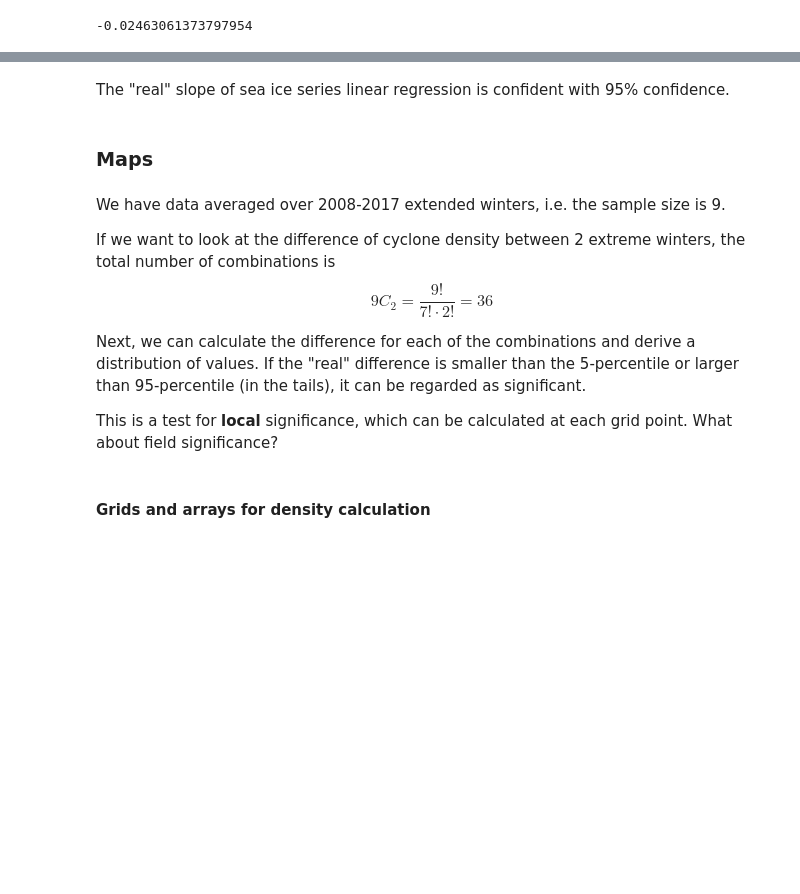
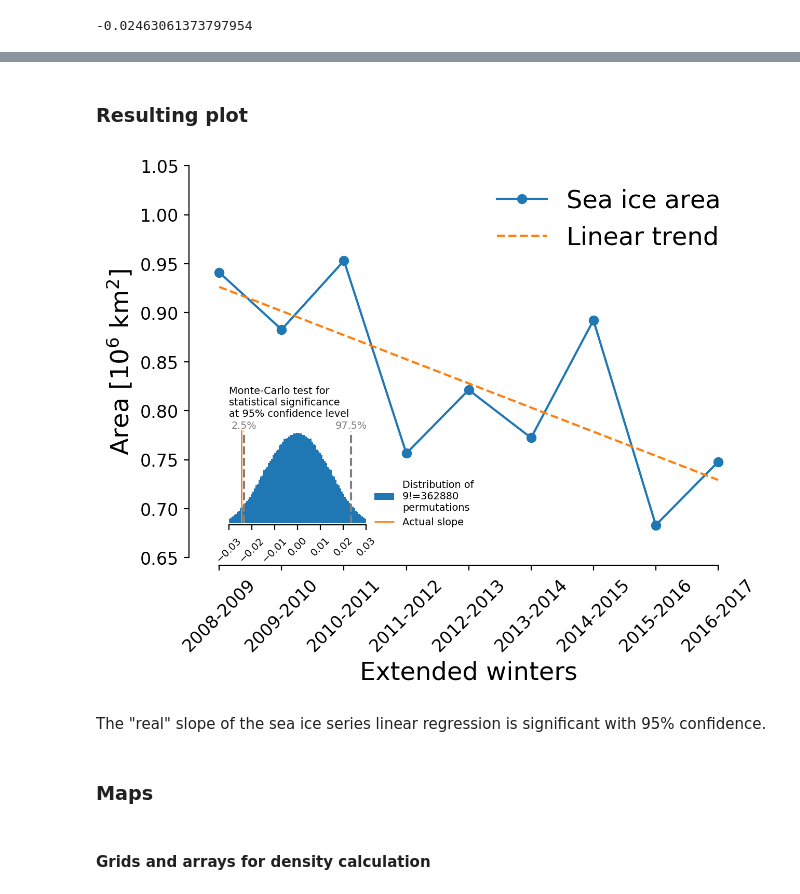
Before and after one commit to dennissergeev/pmc_clim, a Jupyter notebook: code/Sea-Ice.ipynb, the cells around one changed output, grey strips where cells are left out. Drawn from its saved outputs; the diff is of its cells as text; code cells hidden in the pictures; blank space fills up the shorter version.

Commit message:
update NB about sea ice; minor changes in other NBs

```diff
--- a/code/Sea-Ice.ipynb
+++ b/code/Sea-Ice.ipynb
@@ -29,7 +31,7 @@ warnings.filterwarnings('ignore', category=RuntimeWarning, module='dask')
 warnings.filterwarnings('ignore', category=RuntimeWarning, module='numpy')
 warnings.filterwarnings('ignore', category=UserWarning, module='iris')
 # %%
-# plt.style.use('paperfig.mplstyle')
+plt.style.use('paperfig.mplstyle')
 # %%
 lsm = xr.open_dataarray(mypaths.era5_dir / 'lsm.nc').squeeze()
 lsm.attrs['units'] = 1
@@ -260,18 +184,69 @@ ax.legend(loc=8)
+# %% [markdown]
+### Resulting plot
+# %%
+fig = plt.figure(figsize=(15, 5))
+
+ax = fig.add_subplot(121)
+ax.plot(xlabels, total_sea_ice_area_over_winters, marker='o', color='C0', label='Sea ice area')
+ax.plot(xlabels, sia_trend, color='C1', linestyle='--', label='Linear trend')
+# ax.plot(xlabels[max_idx], total_sea_ice_area_over_winters[max_idx], marker='o', mec='#333333', mfc='C3', ms=10)
+# ax.plot(xlabels[min_idx], total_sea_ice_area_over_winters[min_idx], marker='o', mec='#333333', mfc='C0', ms=10)
+ax.legend(loc='upper right',
+          frameon=False,
+          fontsize='x-large')
+
+ax.set_yticks(np.arange(0.65, 1.1, 0.05))
+ax.spines['bottom'].set_bounds(ax.get_xticks()[0], ax.get_xticks()[-1])
+ax.spines['bottom'].set_position(('axes', -0.02))
+ax.spines['left'].set_bounds(ax.get_yticks()[0], ax.get_yticks()[-1])
+ax.spines['left'].set_position(('axes', -0.01))
+
+ax.set_xlabel('Extended winters', fontsize='x-large')
+ax.set_ylabel('Area [$10^6$ $km^2$]', fontsize='x-large')
+ax.tick_params(axis='x', rotation=45)
+# ax.add_artist(AnchoredText('a', loc=3, prop=dict(size='large')))
+
+
+
+inax = inset_axes(ax,
+                  borderpad=1.5,
+                  width="25%",
+                  height="25%",
+                  loc='lower left')
+inax.patch.set_alpha(0.)
+inax.hist(slopes, density=False, bins=100, label=f'Distribution of\n{nyr}!={len(slopes)}\npermutations')
+# ax.hist(slopes[:sub_n], density=True, bins=100, color='C2', label=f'Distribution of {sub_n} permutations')
+inax.spines['left'].set_visible(False)
+inax.spines['bottom'].set_position(('axes', -0.02))
+inax.set_xticks(np.arange(-0.030, 0.031, 0.01))
+inax.set_xlim(-0.03, 0.03)
+inax.set_yticks([])
+inax.tick_params(labelsize='xx-small', rotation=45)
+
+ymax = inax.get_ylim()[-1]
+
+# # for perc in (1, 2.5, 5, 50, 95, 97.5, 99):
+for perc in [2.5, 97.5]:
+    x = np.percentile(slopes[:], perc)
+    inax.vlines(x, 0, ymax-250, color='C7', linestyle='--')
+    inax.annotate(f'{perc}%',
+                  (x, ymax+250),
+                  ha='center', va='center',
+                  color='C7',
+                  size='xx-small')
+
+inax.vlines(real_slope, 0, ymax-100, color='C1', linewidth=1, label='Actual slope')
+inax.legend(loc='right', fontsize='xx-small', bbox_to_anchor=(1.85, 0.2), frameon=False)
+
+inax.set_title('Monte-Carlo test for\nstatistical significance\nat 95% confidence level', loc='left', fontsize='xx-small')
+
+fig.savefig(mypaths.plotdir / 'sea_ice_trend')
+# %% [output]
+[figure, added]
 # %% [markdown]
-The "real" slope of sea ice series linear regression is confident with 95% confidence.
+The "real" slope of the sea ice series linear regression is significant with 95% confidence.
 # %% [markdown]
 ### Maps
-# %% [markdown]
-We have data averaged over 2008-2017 extended winters, i.e. the sample size is 9.
-
-If we want to look at the difference of cyclone density between 2 extreme winters, the total number of combinations is
-$$9C_2=\frac{9!}{7!\cdot2!}=36$$
-
-Next, we can calculate the difference for each of the combinations and derive a distribution of values.
-If the "real" difference is smaller than the 5-percentile or larger than 95-percentile (in the tails), it can be regarded as significant.
-
-This is a test for **local** significance, which can be calculated at each grid point.
-What about field significance?
 # %% [markdown]
 #### Grids and arrays for density calculation
 # %%
```
Also changed, not shown: parts of 34 cells of this notebook, 4 other files.
